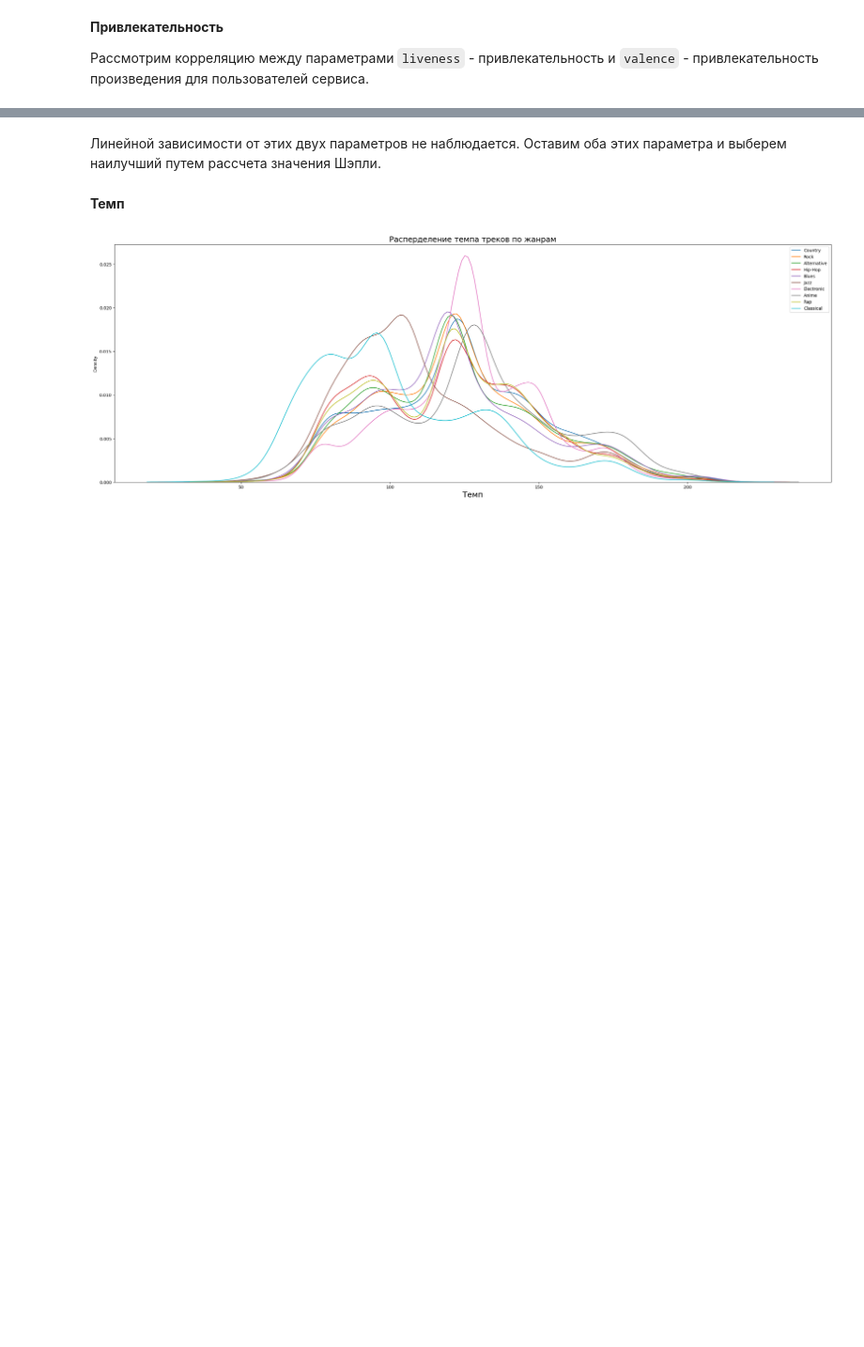
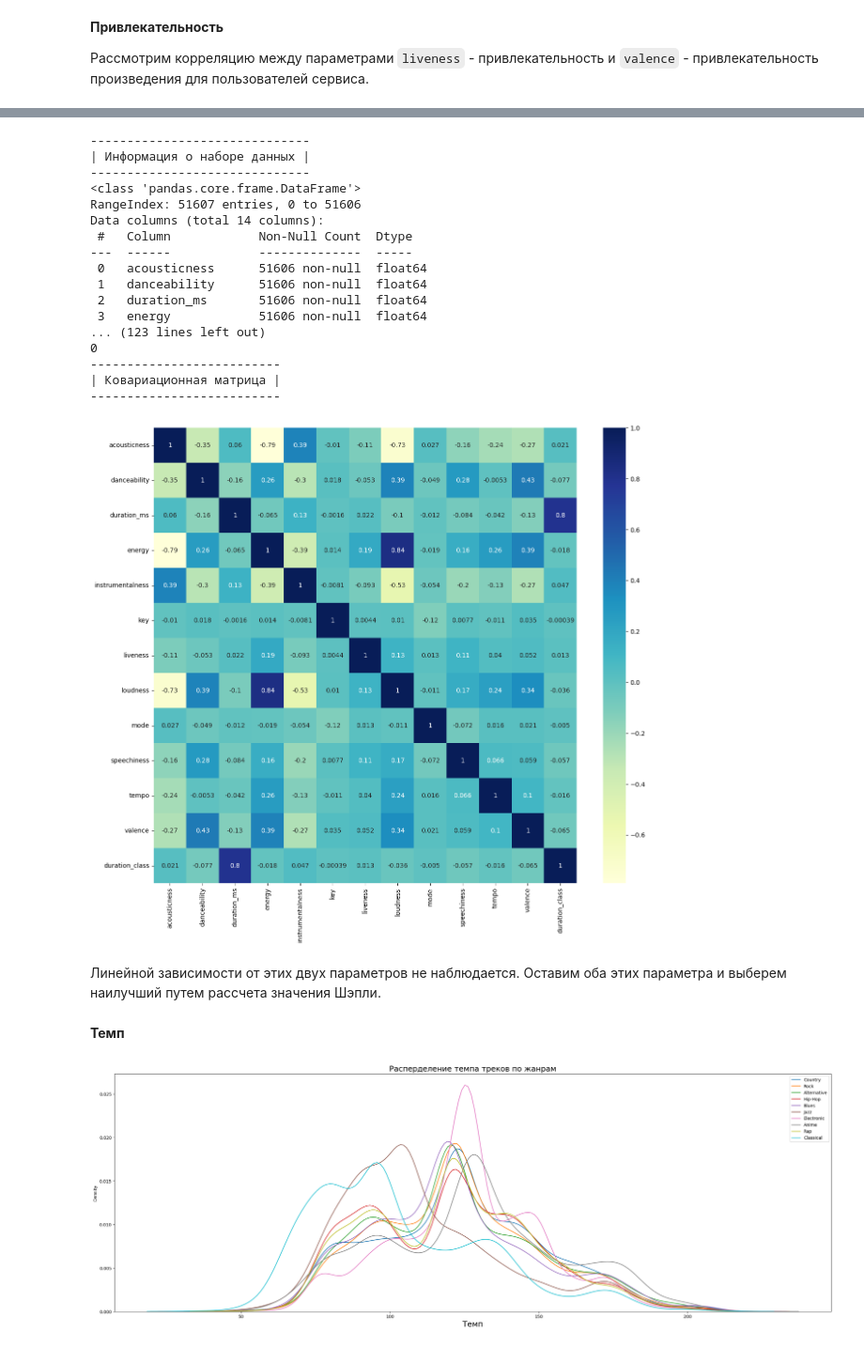
Before and after one commit to SergeyDolin/Music_genre_classification, a Jupyter notebook: Genre_classifier.ipynb, the cells around one changed output, grey strips where cells are left out. Shown at 94% size. Saved outputs shown, nothing was run; the diff lists cells and outputs as text; code cells hidden in the pictures; blank space fills up the shorter version.

```diff
--- a/Genre_classifier.ipynb
+++ b/Genre_classifier.ipynb
@@ -634,3 +610,24 @@ train_data.corr()
+# %%
+info_df(train_data)
+# %% [output]
+------------------------------
+| Информация о наборе данных |
+------------------------------
+<class 'pandas.core.frame.DataFrame'>
+RangeIndex: 51607 entries, 0 to 51606
+Data columns (total 14 columns):
+ #   Column            Non-Null Count  Dtype
+---  ------            --------------  -----
+ 0   acousticness      51606 non-null  float64
+ 1   danceability      51606 non-null  float64
+ 2   duration_ms       51606 non-null  float64
+ 3   energy            51606 non-null  float64
+... (123 lines left out)
+0
+--------------------------
+| Ковариационная матрица |
+--------------------------
+[figure, added]
 # %% [markdown]
 Линейной зависимости от этих двух параметров не наблюдается. Оставим оба этих параметра и выберем наилучший путем рассчета значения Шэпли.
 # %% [markdown]
```
Also changed, not shown: parts of 172 cells of this notebook, 43 other files.
